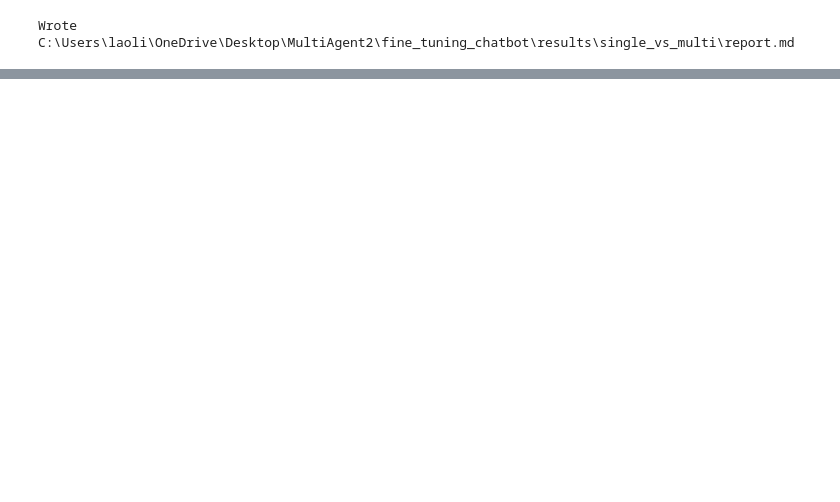
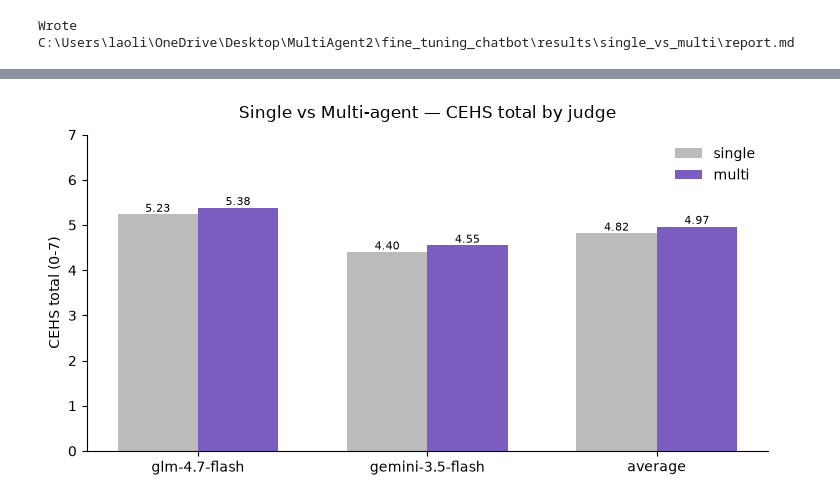
Before and after one commit to LimFengZhi/MindMateServerV1, a Jupyter notebook: fine_tuning_chatbot/evaluate/evaluate_single_vs_multi.ipynb, the cells around one changed output, grey strips where cells are left out. Cells and saved outputs as stored; diff of their text form; code cells hidden in the pictures; blank space fills up the shorter version.

```diff
--- a/fine_tuning_chatbot/evaluate/evaluate_single_vs_multi.ipynb
+++ b/fine_tuning_chatbot/evaluate/evaluate_single_vs_multi.ipynb
@@ -231,0 +303,23 @@ Wrote C:\Users\laoli\OneDrive\Desktop\MultiAgent2\fine_tuning_chatbot\results\si
+# %%
+# Bar chart: CEHS total, single vs multi, per judge + the two-judge average
+S_COLORS = {"pipeline_single": "#BBBBBB", "pipeline_multi": "#7B5CBF"}
+groups = list(JUDGES) + ["average"]
+x = np.arange(len(groups))
+width = 0.35
+plt.figure(figsize=(7.5, 4))
+for k, system in enumerate(svm.SYSTEMS):
+    per_judge = [dim_means(system, JUDGES[j])[0]["total"] for j in JUDGES]
+    vals = per_judge + [float(np.mean(per_judge))]
+    bars = plt.bar(x + (k - 0.5) * width, vals, width,
+                   color=S_COLORS[system], label=system.replace("pipeline_", ""))
+    plt.bar_label(bars, fmt="{:.2f}", fontsize=8)
+plt.xticks(x, groups)
+plt.ylim(0, 7)
+plt.ylabel("CEHS total (0-7)")
+plt.title("Single vs Multi-agent — CEHS total by judge", pad=12)
+plt.legend(frameon=False)
+plt.tight_layout()
+plt.savefig(OUT_DIR / "chart_dual_judge.png", dpi=150, bbox_inches="tight")
+plt.show()
+# %% [output]
+[figure, added]
```
Also changed, not shown: parts of 11 cells of this notebook, 57 other files.
